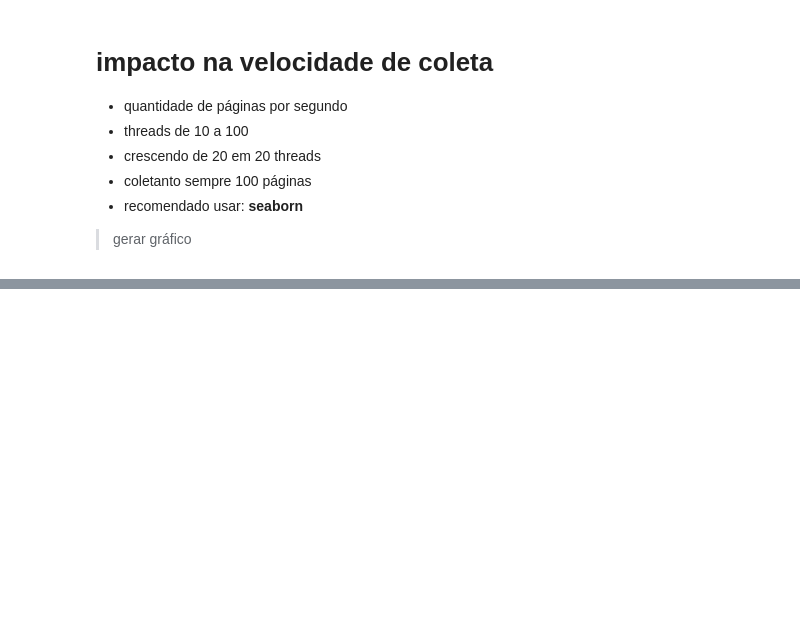
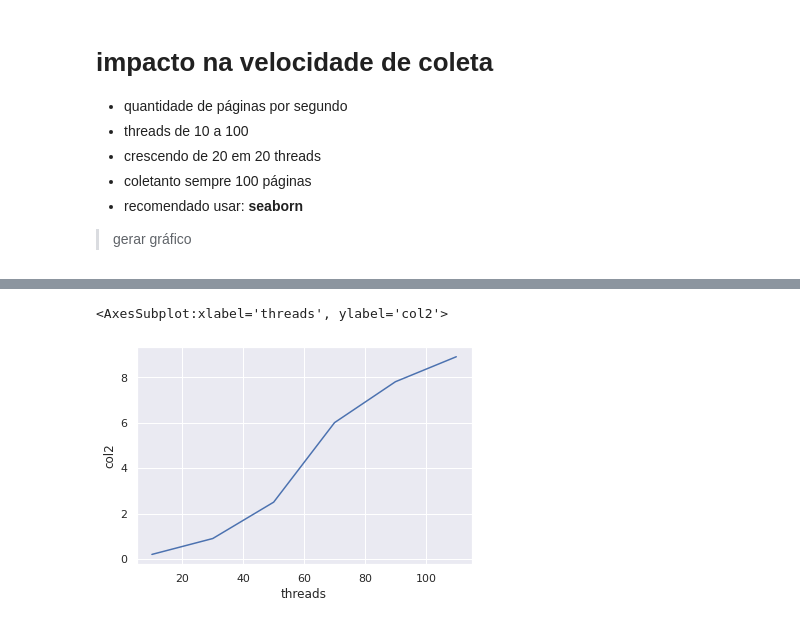
Before and after one commit to thiagodff/crawler-ri, a Jupyter notebook: relatorio.ipynb, the cells around one changed output, grey strips where cells are left out. Saved outputs shown, nothing was run; the diff lists cells and outputs as text; code cells hidden in the pictures; blank space fills up the shorter version.

```diff
--- a/relatorio.ipynb
+++ b/relatorio.ipynb
@@ -60,3 +62,13 @@ def request_url(self, obj_url: ParseResult):
 - coletanto sempre 100 páginas
 - recomendado usar: **seaborn**
 > gerar gráfico
+# %%
+#VARIÁVEIS PADRÕES
+import time
+from multiprocessing import Process
+from urllib.parse import urlparse
+from crawler.page_fetcher import PageFetcher
+from crawler.scheduler import Scheduler
+depth_limit = 10  # limite de profundidade
+page_limit = 100  # limite das páginas
+tempos = [] #onde serão armazenados os tempos
@@ -62,0 +333,16 @@ def request_url(self, obj_url: ParseResult):
+# %%
+import seaborn as sns
+import pandas as pd
+sns.set_theme(style="darkgrid")
+d = {'threads': [10, 30,50,70,90,110], 'col2': tempos}
+df = pd.DataFrame(data=d)
+
+# Load an example dataset with long-form data
+fmri = sns.load_dataset("fmri")
+
+# Plot the responses for different events and regions
+sns.lineplot(x="threads", y="col2",
+             data=df)
+# %% [output]
+<AxesSubplot:xlabel='threads', ylabel='col2'>
+[figure, added]
```
Also changed, not shown: parts of 7 cells of this notebook.
